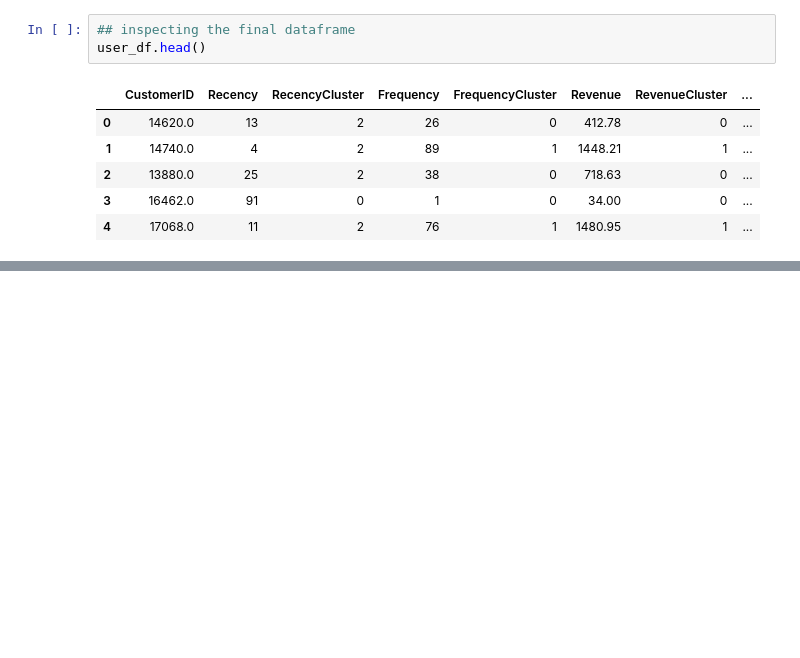
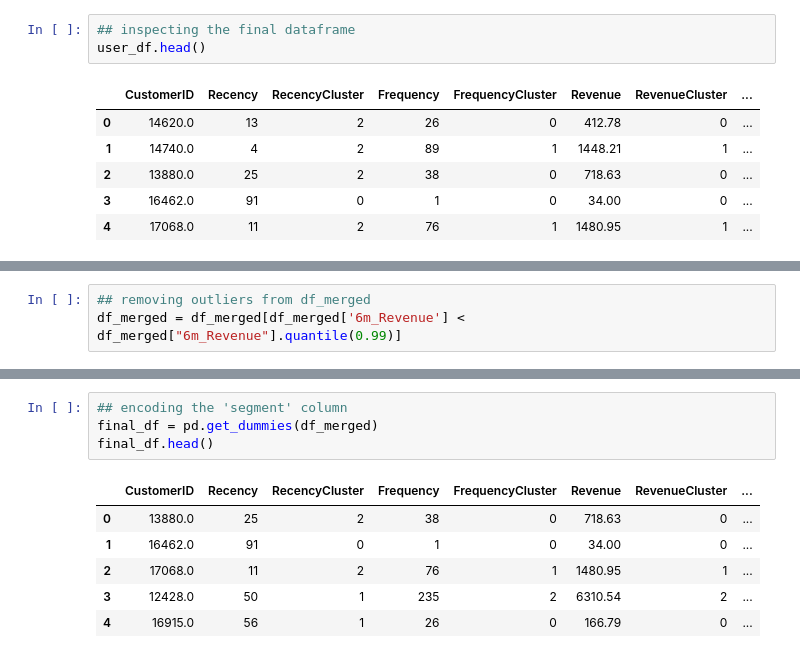
Before and after one commit to GarritWilsonDS/clv_prediction, a Jupyter notebook: notebooks/clv_predictions.ipynb, the cells around one changed output, grey strips where cells are left out. Drawn from its saved outputs; the diff is of its cells as text; blank space fills up the shorter version.

```diff
--- a/notebooks/clv_predictions.ipynb
+++ b/notebooks/clv_predictions.ipynb
@@ -564,0 +539,3 @@ plt.xlabel("RFM - Customer Segment", size= 15);
+# %%
+## removing outliers from df_merged
+df_merged = df_merged[df_merged['6m_Revenue'] < df_merged["6m_Revenue"].quantile(0.99)]
@@ -564,0 +605,11 @@ plt.xlabel("RFM - Customer Segment", size= 15);
+# %%
+## encoding the 'segment' column
+final_df = pd.get_dummies(df_merged)
+final_df.head()
+# %% [output]
+|  | CustomerID | Recency | RecencyCluster | Frequency | FrequencyCluster | Revenue | RevenueCluster | ... |
+| 0 | 13880.0 | 25 | 2 | 38 | 0 | 718.63 | 0 | ... |
+| 1 | 16462.0 | 91 | 0 | 1 | 0 | 34.00 | 0 | ... |
+| 2 | 17068.0 | 11 | 2 | 76 | 1 | 1480.95 | 1 | ... |
+| 3 | 12428.0 | 50 | 1 | 235 | 2 | 6310.54 | 2 | ... |
+| 4 | 16915.0 | 56 | 1 | 26 | 0 | 166.79 | 0 | ... |
```
Also changed, not shown: parts of 47 cells of this notebook.
